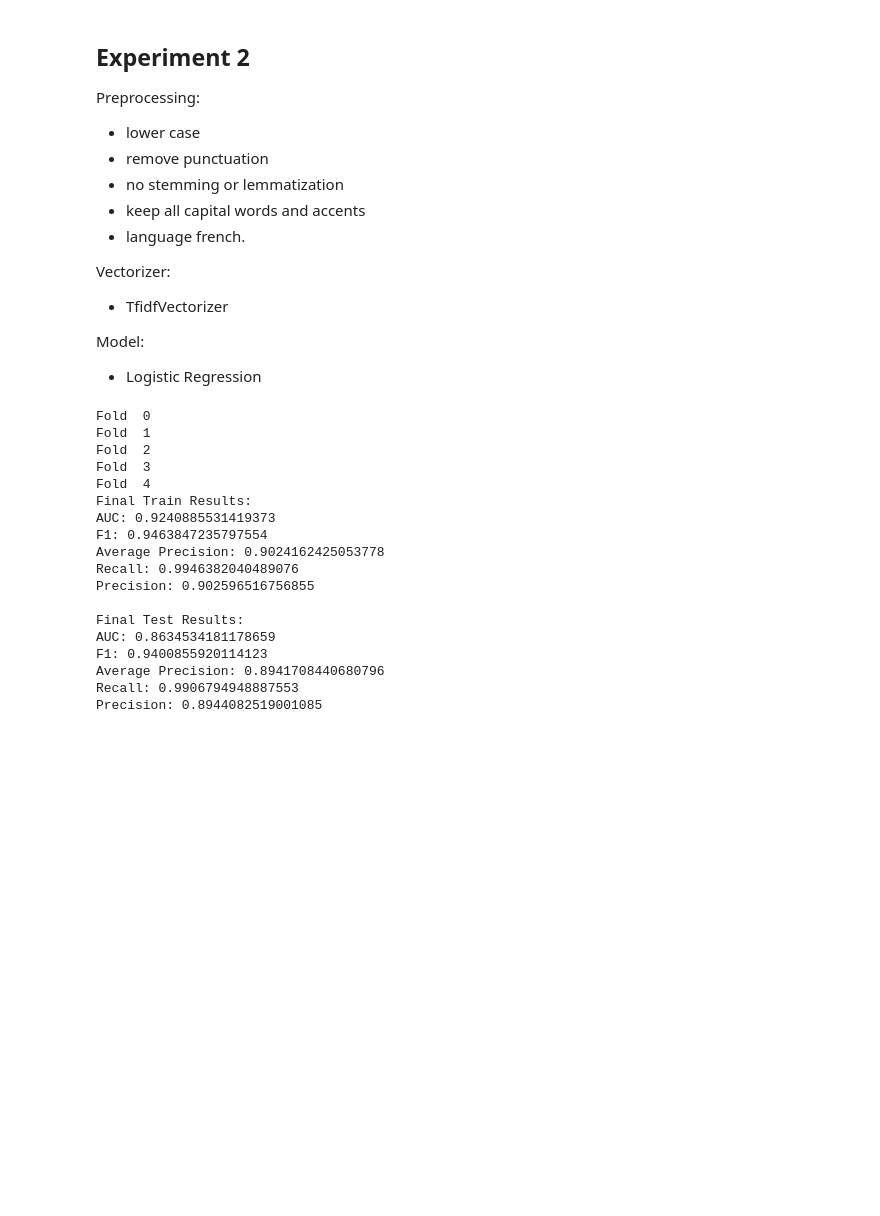
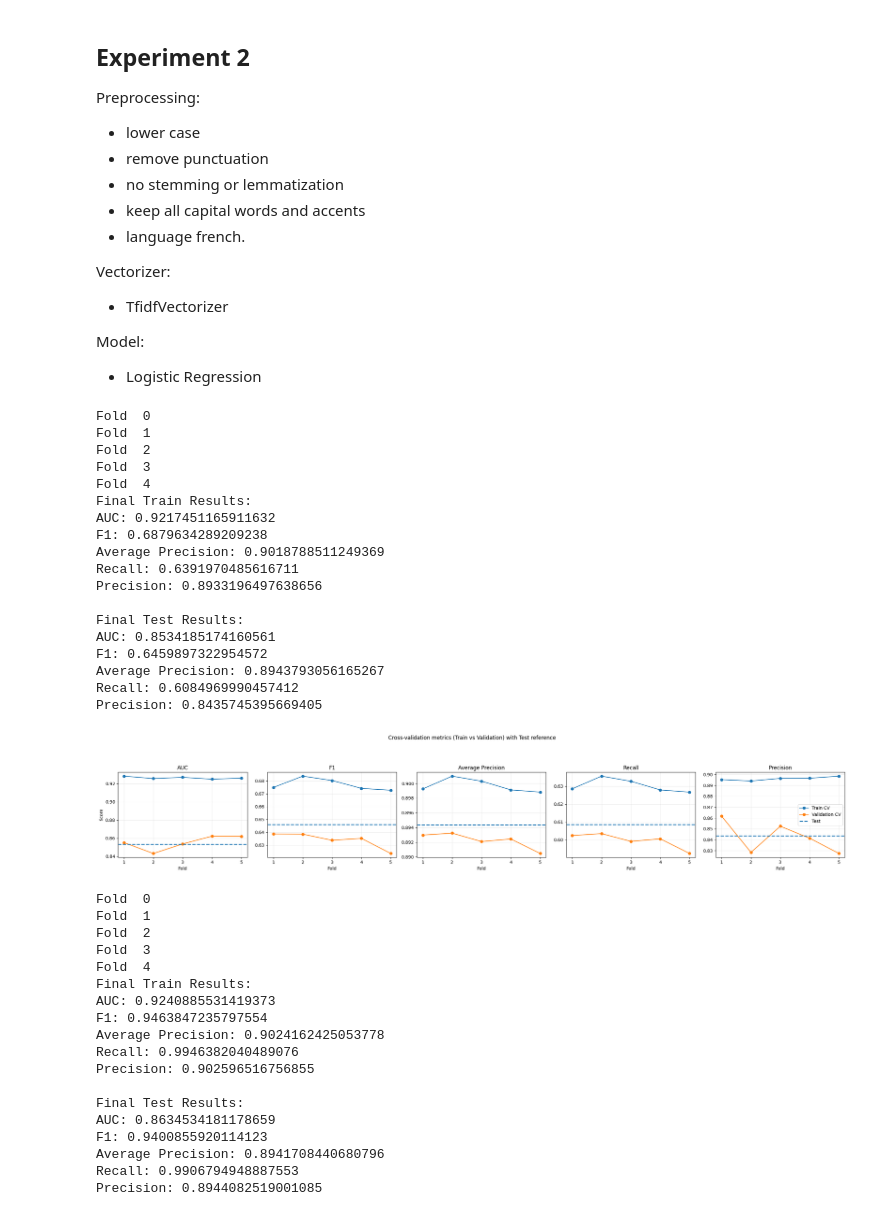
Before and after one commit to alan-man/tal-projet, a Jupyter notebook: speakers.ipynb, the cells around one changed output. Cells and saved outputs as stored; diff of their text form; code cells hidden in the pictures; blank space fills up the shorter version.

```diff
--- a/speakers.ipynb
+++ b/speakers.ipynb
@@ -420,6 +472,36 @@ Vectorizer:
 
 Model:
 - Logistic Regression
+# %%
+cv_train(LogisticRegression,
+    {"solver": "lbfgs", "max_iter": 1000},
+    {"name":"tfidf", "stop_words":final_stopwords_list, "max_features":10000, "preprocessor":prep},
+    X_train,
+    y_train,
+    X_test,
+    y_test,
+    cv=5,
+    test_size=0.2)
+# %% [output]
+Fold  0
+Fold  1
+Fold  2
+Fold  3
+Fold  4
+Final Train Results:
+AUC: 0.9217451165911632
+F1: 0.6879634289209238
+Average Precision: 0.9018788511249369
+Recall: 0.6391970485616711
+Precision: 0.8933196497638656
+
+Final Test Results:
+AUC: 0.8534185174160561
+F1: 0.6459897322954572
+Average Precision: 0.8943793056165267
+Recall: 0.6084969990457412
+Precision: 0.8435745395669405
+[figure, added]
 # %%
 cv_train(LogisticRegression,
     {"solver": "lbfgs", "max_iter": 1000},
```
Also changed, not shown: parts of 55 cells of this notebook, 6 other files.
